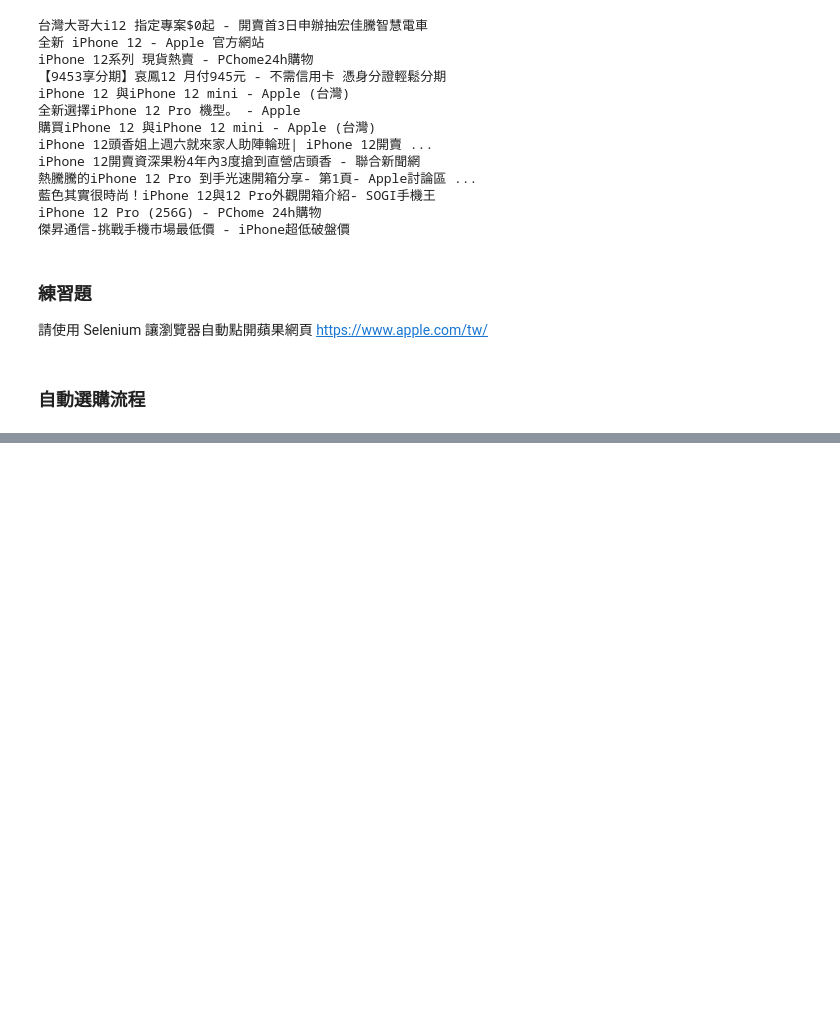
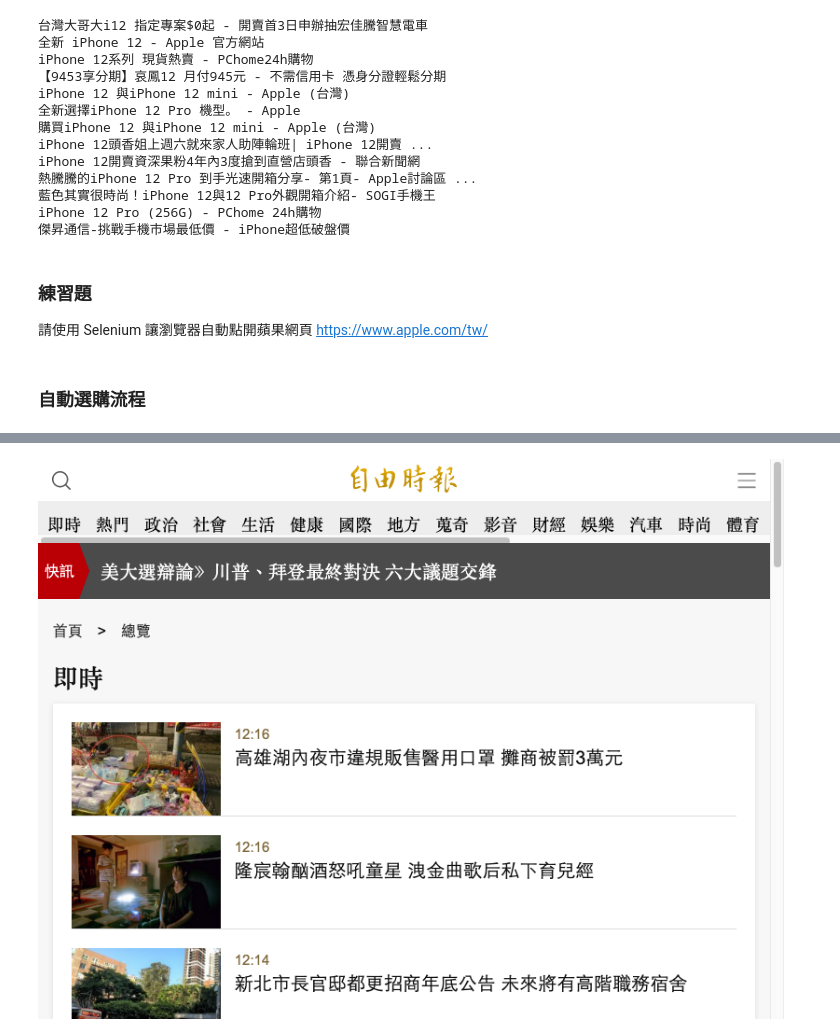
Before and after one commit to ywchiu/twm_crawler, a Jupyter notebook: Demo20201023.ipynb, the cells around one changed output, grey strips where cells are left out. Cells and saved outputs as stored; diff of their text form; code cells hidden in the pictures; blank space fills up the shorter version.

```diff
--- a/Demo20201023.ipynb
+++ b/Demo20201023.ipynb
@@ -265,0 +424,5 @@ driver.close()
+# %%
+from PIL import Image
+Image.open('ltn.png')
+# %% [output]
+[figure, added]
```
Also changed, not shown: parts of 32 cells of this notebook.
